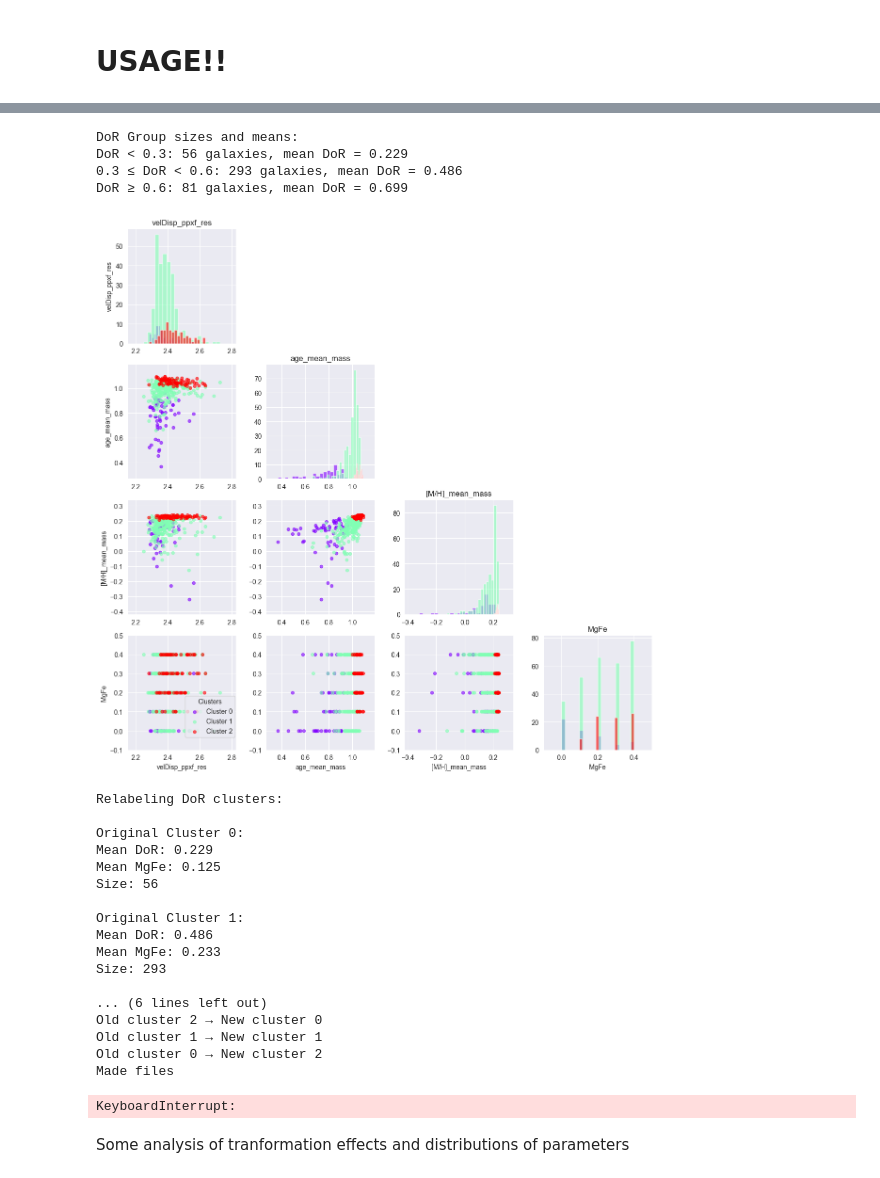
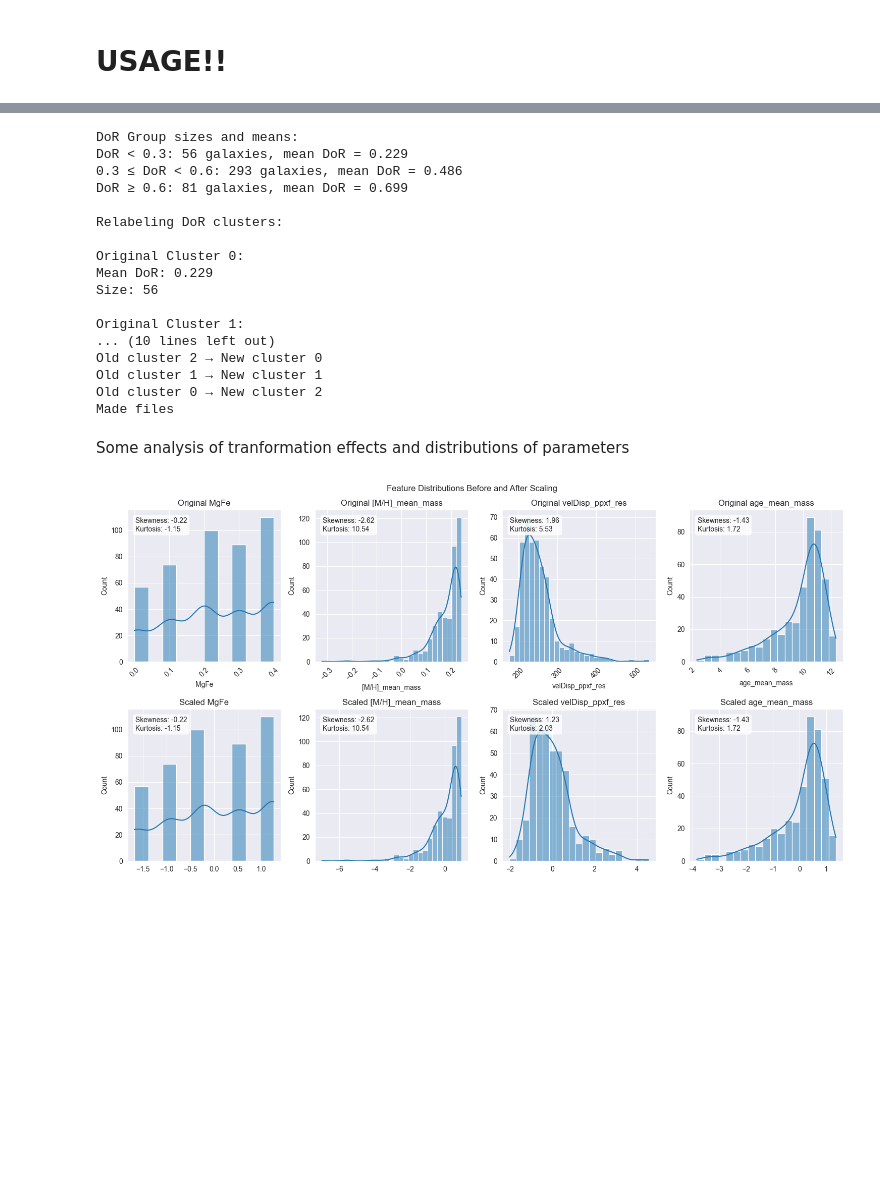
Before and after one commit to CARosss/AS01_E_INSPIRE, a Jupyter notebook: notebooks/clustering.ipynb, the cells around one changed output, grey strips where cells are left out. Saved outputs shown, nothing was run; the diff lists cells and outputs as text; code cells hidden in the pictures; blank space fills up the shorter version.

```diff
--- a/notebooks/clustering.ipynb
+++ b/notebooks/clustering.ipynb
@@ -199,9 +241,3 @@ selected_features = ['MgFe', '[M/H]_mean_mass', 'velDisp_ppxf_res', 'age_mean_ma
 df = pd.read_csv('../data/E-INSPIRE_I_master_catalogue.csv')
 df = df.sample(frac=1).reset_index(drop=True)
 dor_values = df['DoR'].values  # Get DoR separately for coloring
-# %%
-#### TRANSFORMATION OF FEATURES
-df = df.copy()
-df['age_mean_mass'] = np.log10(df['age_mean_mass'])
-df['velDisp_ppxf_res'] = np.log10(df['velDisp_ppxf_res'])
-original_mgfe = df['MgFe'].copy()
@@ -310,0 +358,3 @@ if one_hot:
+# %%
+steps = 3
+results = run_all_approaches(df, selected_features, steps)
@@ -324,4 +408,0 @@ METHOD: Hierarchical
-# %%
-features = selected_features #['velDisp_ppxf_res', '[M/H]_mean_mass']
-fig = plot_multi_method_features(df, methods, features, figsize=(12, 12))
-plt.show()
@@ -359,44 +443,39 @@ for i, name in enumerate(['DoR < 0.3', '0.3 ≤ DoR < 0.6', 'DoR ≥ 0.6']):
     mask = dor_labels == i
     print(f"{name}: {np.sum(mask)} galaxies, mean DoR = {df['DoR'][mask].mean():.3f}")
 
-# Create corner plot
-fig = make_corner_plot(df, dor_labels, selected_features, 'DoR Groups')
-plt.show()
-
 # Create methods dictionary with the integer labels
 dor_methods = {
     "DoR": dor_labels.astype(int)  # Ensure integer type
 }
 
-# Export using the existing function
-export_clustering_results(df, dor_methods)
+if plotting:
+    fig = make_corner_plot(df, dor_labels, selected_features, 'DoR Groups')
+    plt.show()
+
+    features = selected_features #['velDisp_ppxf_res', '[M/H]_mean_mass']
+    fig = plot_multi_method_features(df, dor_methods, features, figsize=(12, 12))
+    plt.show()
+
+name = 'DoR_3_6'
+export_clustering_results(df, dor_methods, name)
 # %% [output]
 DoR Group sizes and means:
 DoR < 0.3: 56 galaxies, mean DoR = 0.229
 0.3 ≤ DoR < 0.6: 293 galaxies, mean DoR = 0.486
 DoR ≥ 0.6: 81 galaxies, mean DoR = 0.699
+
+Relabeling DoR clusters:
+
+Original Cluster 0:
+Mean DoR: 0.229
+Size: 56
+
+Original Cluster 1:
+... (10 lines left out)
+Old cluster 2 → New cluster 0
+Old cluster 1 → New cluster 1
+Old cluster 0 → New cluster 2
+Made files
-[figure, removed]
-Relabeling DoR clusters:
-
-Original Cluster 0:
-Mean DoR: 0.229
-Mean MgFe: 0.125
-Size: 56
-
-Original Cluster 1:
-Mean DoR: 0.486
-Mean MgFe: 0.233
-Size: 293
-
-... (6 lines left out)
-Old cluster 2 → New cluster 0
-Old cluster 1 → New cluster 1
-Old cluster 0 → New cluster 2
-Made files
-# %%
-raise KeyboardInterrupt  # don't do the rest yet
-# %% [output]
-KeyboardInterrupt:
 # %% [markdown]
 Some analysis of tranformation effects and distributions of parameters
 # %%
@@ -405,7 +484,7 @@ def analyze_distributions(data, selected_features):
     fig, axes = plt.subplots(2, n_features, figsize=(15, 8))
     fig.suptitle('Feature Distributions Before and After Scaling')
 
-    X, feature_names = prepare_data(data, selected_features)
+    X, feature_names = prepare_data(data, selected_features, log_transform_features=log_transform_config)
     scaler = StandardScaler()
     X_scaled = scaler.fit_transform(X)
 
@@ -423,37 +502,38 @@ def analyze_distributions(data, selected_features):
                         transform=axes[0, i].transAxes,
                         verticalalignment='top',
                         bbox=dict(boxstyle='round', facecolor='white', alpha=0.8))
 
         sns.histplot(X_scaled[:, i], kde=True, ax=axes[1, i])
         axes[1, i].set_title(f'Scaled {feature}')
 
         skew_scaled = stats.skew(X_scaled[:, i])
         kurt_scaled = stats.kurtosis(X_scaled[:, i])
         axes[1, i].text(0.05, 0.95, f'Skewness: {skew_scaled:.2f}\nKurtosis: {kurt_scaled:.2f}',
                         transform=axes[1, i].transAxes,
                         verticalalignment='top',
                         bbox=dict(boxstyle='round', facecolor='white', alpha=0.8))
 
     plt.tight_layout()
     return fig
 
-# Run the analysis
-#fig = analyze_distributions(df, selected_features)
-# plt.show()
+fig = analyze_distributions(df, selected_features)
+plt.show()
 
-#print("\nDetailed Statistics:")
+# print("\nDetailed Statistics:")
 for feature in selected_features:
     #print(f"\n{feature}:")
     #print(df[feature].describe())
 
     stat, p_value = stats.normaltest(df[feature].dropna())
     #print(f"Normality test p-value: {p_value:.2e}")
 
     q1 = df[feature].quantile(0.25)
     q3 = df[feature].quantile(0.75)
     iqr = q3 - q1
     #print(f"IQR: {iqr:.2f}")
     #print(f"Outliers: {sum((df[feature] < (q1 - 1.5 * iqr)) | (df[feature] > (q3 + 1.5 * iqr)))} points")
+# %% [output]
+[figure, added]
 # %%
 # Make a copy to test transformations
 df_test = df.copy()
```
Also changed, not shown: parts of 11 cells of this notebook, 13 other files.
